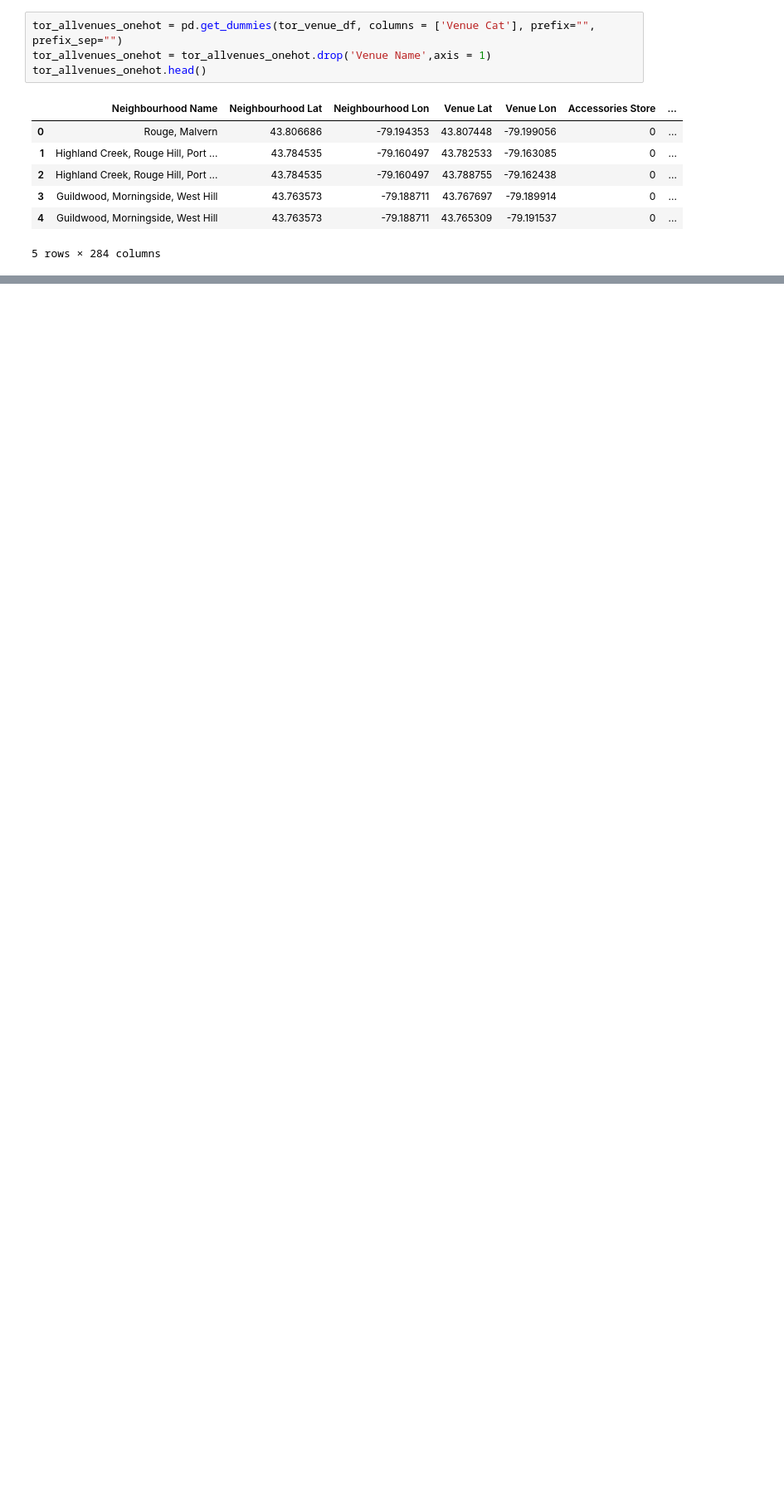
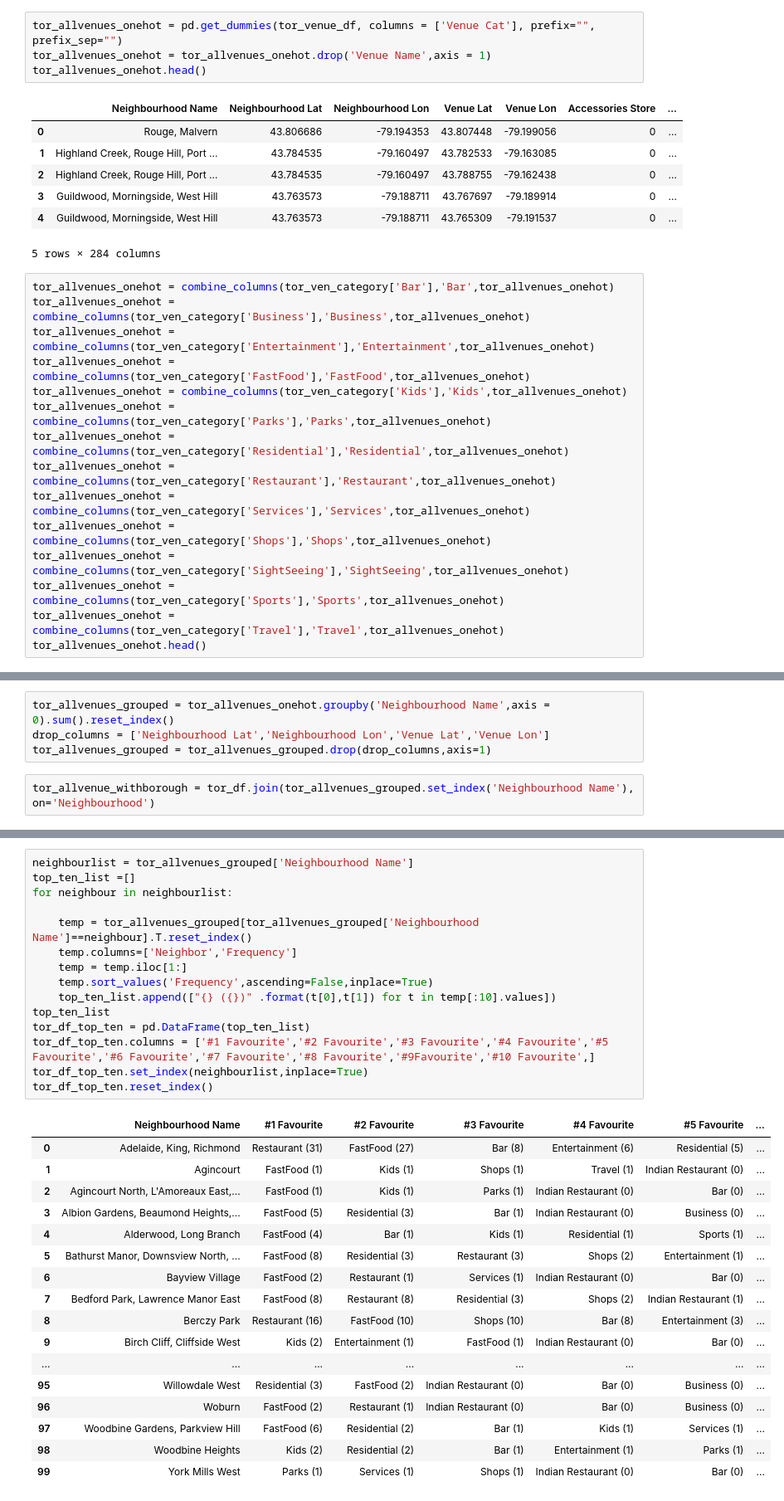
Before and after one commit to ksnblr/Coursera_Capstone, a Jupyter notebook: Battle_Of_Neighbourhoods.ipynb, the cells around one changed output, grey strips where cells are left out. Shown: that part at 83% size. Drawn from its saved outputs; the diff is of its cells as text; blank space fills up the shorter version.

```diff
--- a/Battle_Of_Neighbourhoods.ipynb
+++ b/Battle_Of_Neighbourhoods.ipynb
@@ -1328,3 +1328,18 @@ tor_allvenues_onehot.head()
 | 3 | Guildwood, Morningside, West Hill | 43.763573 | -79.188711 | 43.767697 | -79.189914 | 0 | ... |
 | 4 | Guildwood, Morningside, West Hill | 43.763573 | -79.188711 | 43.765309 | -79.191537 | 0 | ... |
 5 rows × 284 columns
+# %%
+tor_allvenues_onehot = combine_columns(tor_ven_category['Bar'],'Bar',tor_allvenues_onehot)
+tor_allvenues_onehot = combine_columns(tor_ven_category['Business'],'Business',tor_allvenues_onehot)
+tor_allvenues_onehot = combine_columns(tor_ven_category['Entertainment'],'Entertainment',tor_allvenues_onehot)
+tor_allvenues_onehot = combine_columns(tor_ven_category['FastFood'],'FastFood',tor_allvenues_onehot)
+tor_allvenues_onehot = combine_columns(tor_ven_category['Kids'],'Kids',tor_allvenues_onehot)
+tor_allvenues_onehot = combine_columns(tor_ven_category['Parks'],'Parks',tor_allvenues_onehot)
+tor_allvenues_onehot = combine_columns(tor_ven_category['Residential'],'Residential',tor_allvenues_onehot)
+tor_allvenues_onehot = combine_columns(tor_ven_category['Restaurant'],'Restaurant',tor_allvenues_onehot)
+tor_allvenues_onehot = combine_columns(tor_ven_category['Services'],'Services',tor_allvenues_onehot)
+tor_allvenues_onehot = combine_columns(tor_ven_category['Shops'],'Shops',tor_allvenues_onehot)
+tor_allvenues_onehot = combine_columns(tor_ven_category['SightSeeing'],'SightSeeing',tor_allvenues_onehot)
+tor_allvenues_onehot = combine_columns(tor_ven_category['Sports'],'Sports',tor_allvenues_onehot)
+tor_allvenues_onehot = combine_columns(tor_ven_category['Travel'],'Travel',tor_allvenues_onehot)
+tor_allvenues_onehot.head()
@@ -1330,0 +1370,6 @@ tor_allvenues_onehot.head()
+# %%
+tor_allvenues_grouped = tor_allvenues_onehot.groupby('Neighbourhood Name',axis = 0).sum().reset_index()
+drop_columns = ['Neighbourhood Lat','Neighbourhood Lon','Venue Lat','Venue Lon']
+tor_allvenues_grouped = tor_allvenues_grouped.drop(drop_columns,axis=1)
+# %%
+tor_allvenue_withborough = tor_df.join(tor_allvenues_grouped.set_index('Neighbourhood Name'), on='Neighbourhood')
@@ -1330,0 +1385,33 @@ tor_allvenues_onehot.head()
+# %%
+neighbourlist = tor_allvenues_grouped['Neighbourhood Name']
+top_ten_list =[]
+for neighbour in neighbourlist:
+
+    temp = tor_allvenues_grouped[tor_allvenues_grouped['Neighbourhood Name']==neighbour].T.reset_index()
+    temp.columns=['Neighbor','Frequency']
+    temp = temp.iloc[1:]
+    temp.sort_values('Frequency',ascending=False,inplace=True)
+    top_ten_list.append(["{} ({})" .format(t[0],t[1]) for t in temp[:10].values])
+top_ten_list
+tor_df_top_ten = pd.DataFrame(top_ten_list)
+tor_df_top_ten.columns = ['#1 Favourite','#2 Favourite','#3 Favourite','#4 Favourite','#5 Favourite','#6 Favourite','#7 Favourite','#8 Favourite','#9Favourite','#10 Favourite',]
+tor_df_top_ten.set_index(neighbourlist,inplace=True)
+tor_df_top_ten.reset_index()
+# %% [output]
+|  | Neighbourhood Name | #1 Favourite | #2 Favourite | #3 Favourite | #4 Favourite | #5 Favourite | ... |
+| 0 | Adelaide, King, Richmond | Restaurant (31) | FastFood (27) | Bar (8) | Entertainment (6) | Residential (5) | ... |
+| 1 | Agincourt | FastFood (1) | Kids (1) | Shops (1) | Travel (1) | Indian Restaurant (0) | ... |
+| 2 | Agincourt North, L'Amoreaux East,... | FastFood (1) | Kids (1) | Parks (1) | Indian Restaurant (0) | Bar (0) | ... |
+| 3 | Albion Gardens, Beaumond Heights,... | FastFood (5) | Residential (3) | Bar (1) | Indian Restaurant (0) | Business (0) | ... |
+| 4 | Alderwood, Long Branch | FastFood (4) | Bar (1) | Kids (1) | Residential (1) | Sports (1) | ... |
+| 5 | Bathurst Manor, Downsview North, ... | FastFood (8) | Residential (3) | Restaurant (3) | Shops (2) | Entertainment (1) | ... |
+| 6 | Bayview Village | FastFood (2) | Restaurant (1) | Services (1) | Indian Restaurant (0) | Bar (0) | ... |
+| 7 | Bedford Park, Lawrence Manor East | FastFood (8) | Restaurant (8) | Residential (3) | Shops (2) | Indian Restaurant (1) | ... |
+| 8 | Berczy Park | Restaurant (16) | FastFood (10) | Shops (10) | Bar (8) | Entertainment (3) | ... |
+| 9 | Birch Cliff, Cliffside West | Kids (2) | Entertainment (1) | FastFood (1) | Indian Restaurant (0) | Bar (0) | ... |
+| ... | ... | ... | ... | ... | ... | ... | ... |
+| 95 | Willowdale West | Residential (3) | FastFood (2) | Indian Restaurant (0) | Bar (0) | Business (0) | ... |
+| 96 | Woburn | FastFood (2) | Restaurant (1) | Indian Restaurant (0) | Bar (0) | Business (0) | ... |
+| 97 | Woodbine Gardens, Parkview Hill | FastFood (6) | Residential (2) | Bar (1) | Kids (1) | Services (1) | ... |
+| 98 | Woodbine Heights | Kids (2) | Residential (2) | Bar (1) | Entertainment (1) | Parks (1) | ... |
+| 99 | York Mills West | Parks (1) | Services (1) | Shops (1) | Indian Restaurant (0) | Bar (0) | ... |
```
Also changed, not shown: parts of 19 cells of this notebook.
